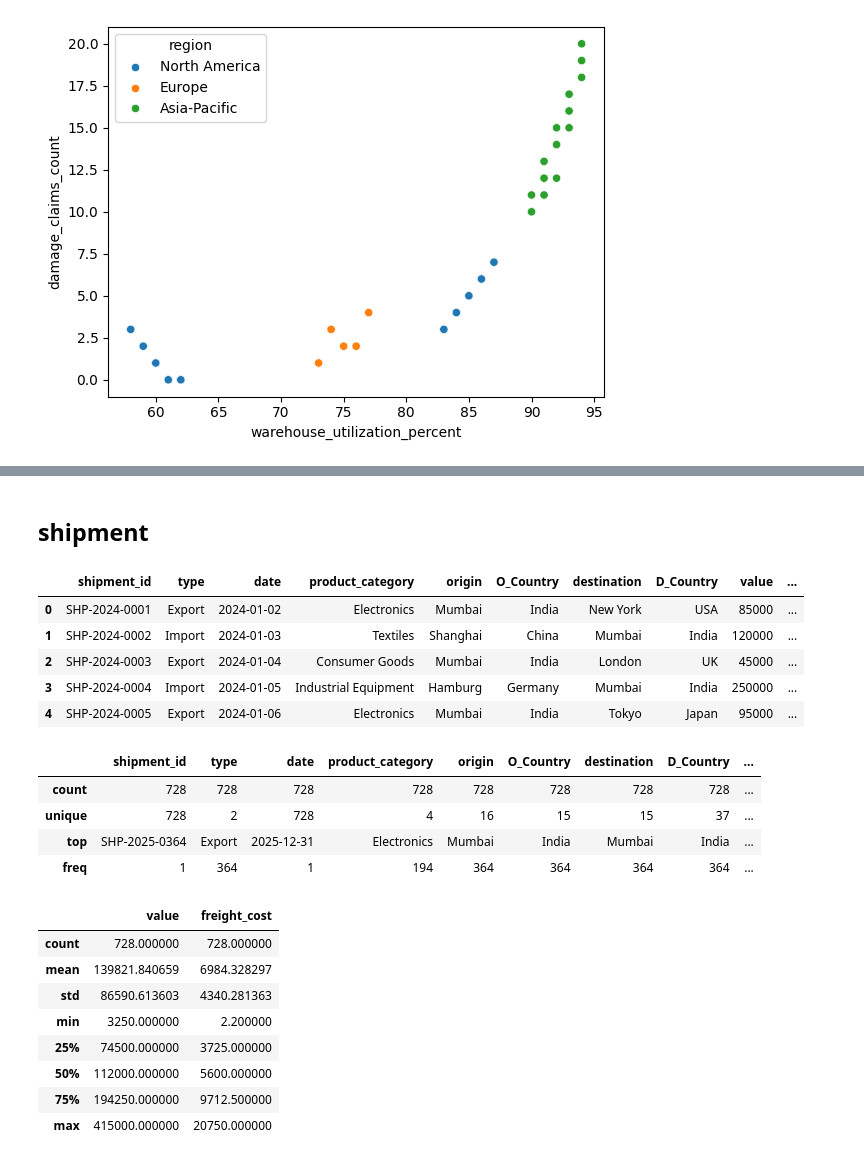
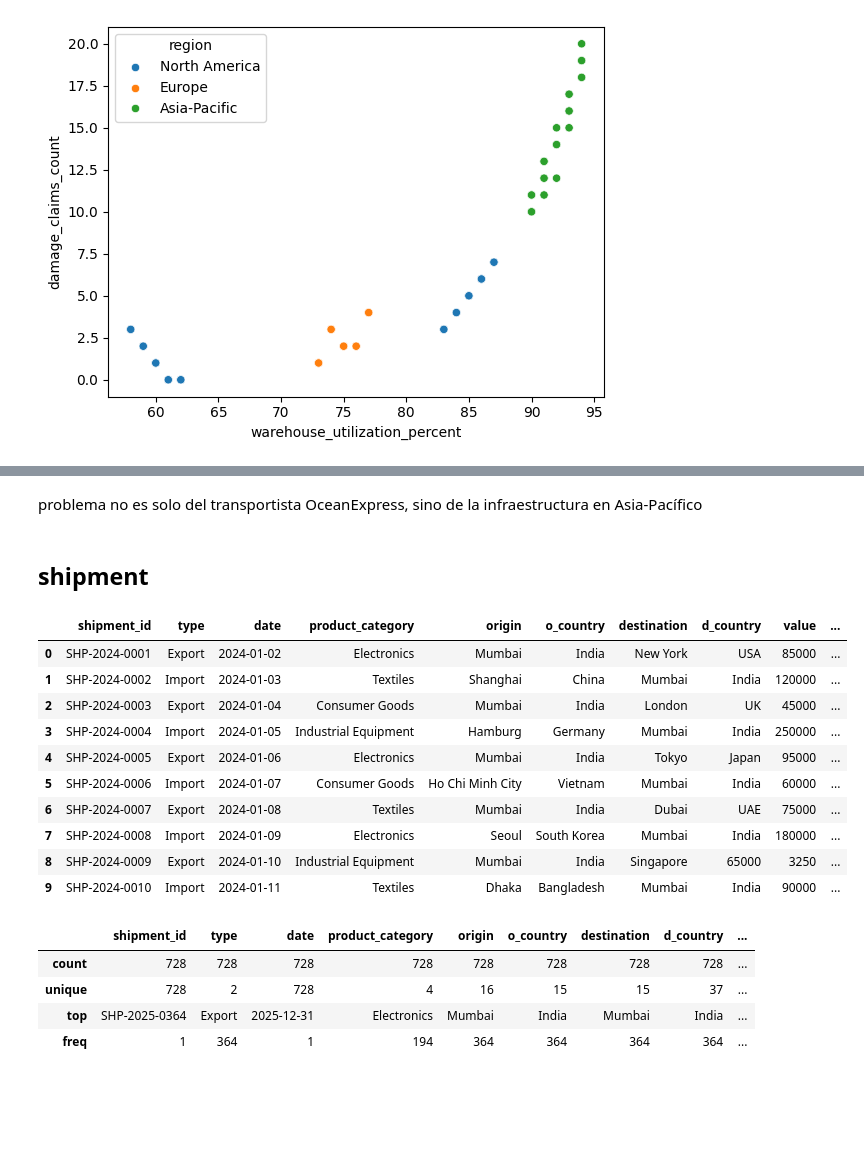
Before and after one commit to jeferssonvm/Supply-Chain-Logistics, a Jupyter notebook: notebook/eda.ipynb, the cells around one changed output, grey strips where cells are left out. Drawn from its saved outputs; the diff is of its cells as text; code cells hidden in the pictures; blank space fills up the shorter version.

```diff
--- a/notebook/eda.ipynb
+++ b/notebook/eda.ipynb
@@ -9,3 +11,25 @@ shipmentUrl = '../data/raw/shipment.csv'
 customer = pd.read_csv(customerUrl)
 logistics = pd.read_csv(logisticsUrl)
 shipment = pd.read_csv(shipmentUrl)
+# %%
+
+# Función para convertir cualquier string a snake_case
+def to_snake_case(df):
+    df.columns = (df.columns
+                  .str.strip()              # Elimina espacios al inicio y final
+                  .str.lower()              # Todo a minúsculas
+                  .str.replace(' ', '_')     # Espacios por guiones bajos
+                  .str.replace('-', '_')     # Guiones medios por guiones bajos
+                  .str.replace(r'[^\w\s]', '', regex=True) # Elimina símbolos raros
+                 )
+    return df
+
+# Aplicarlo a tus tres DataFrames
+customer = to_snake_case(customer)
+logistics = to_snake_case(logistics)
+shipment = to_snake_case(shipment)
+
+# Verificar el resultado
+print(logistics.columns)
+print(customer.columns)
+print(shipment.columns)
@@ -320,31 +451,26 @@ sns.barplot(data=logistics, x="carrier", y="damage_claims_count")
+# %% [markdown]
+problema no es solo del transportista OceanExpress, sino de la infraestructura en Asia-Pacífico
 # %% [markdown]
 ## shipment
 # %%
-shipment.head()
+shipment.head(10)
 # %% [output]
-|  | shipment_id | type | date | product_category | origin | O_Country | destination | D_Country | value | ... |
+|  | shipment_id | type | date | product_category | origin | o_country | destination | d_country | value | ... |
 | 0 | SHP-2024-0001 | Export | 2024-01-02 | Electronics | Mumbai | India | New York | USA | 85000 | ... |
 | 1 | SHP-2024-0002 | Import | 2024-01-03 | Textiles | Shanghai | China | Mumbai | India | 120000 | ... |
 | 2 | SHP-2024-0003 | Export | 2024-01-04 | Consumer Goods | Mumbai | India | London | UK | 45000 | ... |
 | 3 | SHP-2024-0004 | Import | 2024-01-05 | Industrial Equipment | Hamburg | Germany | Mumbai | India | 250000 | ... |
 | 4 | SHP-2024-0005 | Export | 2024-01-06 | Electronics | Mumbai | India | Tokyo | Japan | 95000 | ... |
+| 5 | SHP-2024-0006 | Import | 2024-01-07 | Consumer Goods | Ho Chi Minh City | Vietnam | Mumbai | India | 60000 | ... |
+| 6 | SHP-2024-0007 | Export | 2024-01-08 | Textiles | Mumbai | India | Dubai | UAE | 75000 | ... |
+| 7 | SHP-2024-0008 | Import | 2024-01-09 | Electronics | Seoul | South Korea | Mumbai | India | 180000 | ... |
+| 8 | SHP-2024-0009 | Export | 2024-01-10 | Industrial Equipment | Mumbai | India | Singapore | 65000 | 3250 | ... |
+| 9 | SHP-2024-0010 | Import | 2024-01-11 | Textiles | Dhaka | Bangladesh | Mumbai | India | 90000 | ... |
 # %%
 shipment.describe(include=['object'])
 # %% [output]
-|  | shipment_id | type | date | product_category | origin | O_Country | destination | D_Country | ... |
+|  | shipment_id | type | date | product_category | origin | o_country | destination | d_country | ... |
 | count | 728 | 728 | 728 | 728 | 728 | 728 | 728 | 728 | ... |
 | unique | 728 | 2 | 728 | 4 | 16 | 15 | 15 | 37 | ... |
 | top | SHP-2025-0364 | Export | 2025-12-31 | Electronics | Mumbai | India | Mumbai | India | ... |
 | freq | 1 | 364 | 1 | 194 | 364 | 364 | 364 | 364 | ... |
-# %%
-shipment.describe()
-# %% [output]
-|  | value | freight_cost |
-| count | 728.000000 | 728.000000 |
-| mean | 139821.840659 | 6984.328297 |
-| std | 86590.613603 | 4340.281363 |
-| min | 3250.000000 | 2.200000 |
-| 25% | 74500.000000 | 3725.000000 |
-| 50% | 112000.000000 | 5600.000000 |
-| 75% | 194250.000000 | 9712.500000 |
-| max | 415000.000000 | 20750.000000 |
```
Also changed, not shown: parts of 60 cells of this notebook.
